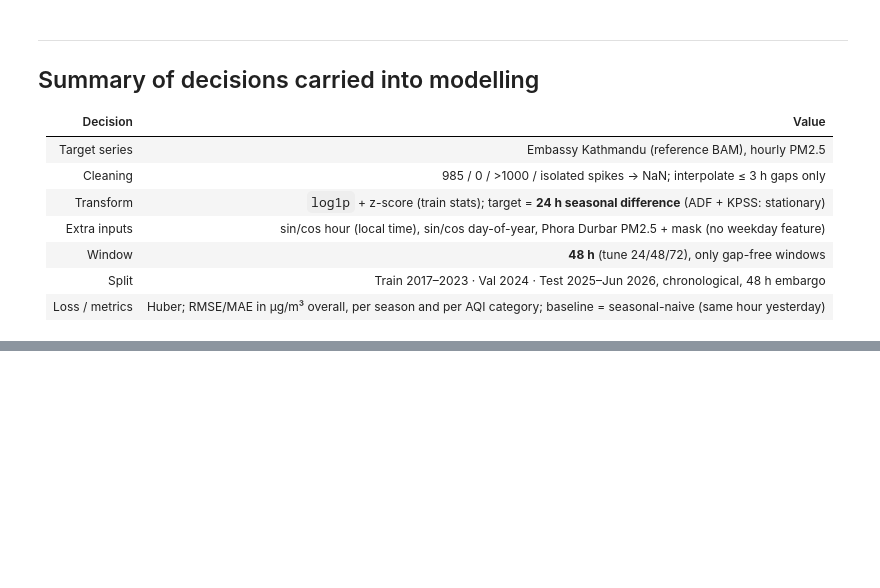
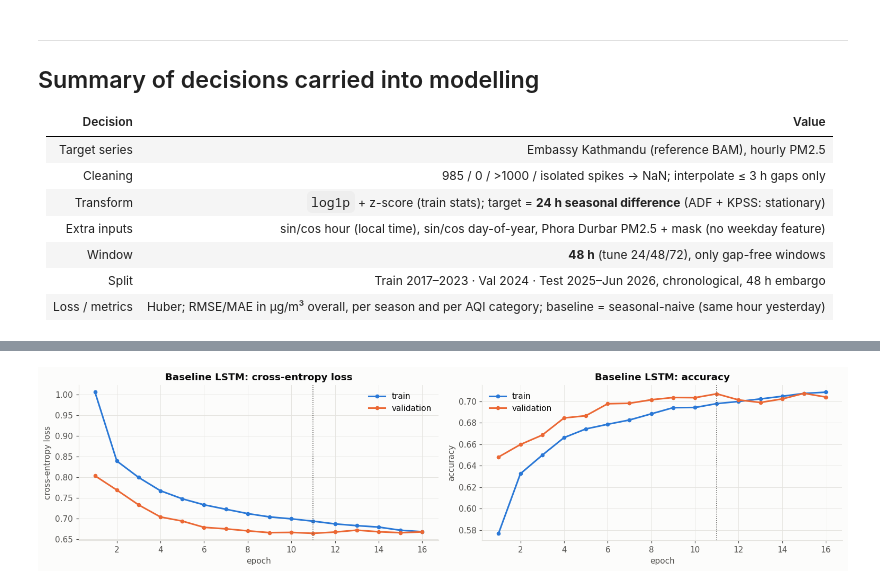
Before and after one commit to raheemmiya/Kathmandu-AQI-prediction-TECH-405-Assignment, a Jupyter notebook: raheem_EDA.ipynb, the cells around one changed output, grey strips where cells are left out. Cells and saved outputs as stored; diff of their text form; code cells hidden in the pictures; blank space fills up the shorter version.

```diff
--- a/raheem_EDA.ipynb
+++ b/raheem_EDA.ipynb
@@ -706,0 +812,17 @@ The winter peak falls at 09:00 NPT (= 03:15 UTC) with a second peak at 21–22 N
+# %%
+METRICS = ["accuracy", "macro precision", "macro recall", "macro F1", "weighted F1"]
+
+def scores(y_true, y_pred):
+    p, r, f, _ = precision_recall_fscore_support(y_true, y_pred, labels=range(N_CLS), average="macro", zero_division=0)
+    return {"accuracy": accuracy_score(y_true, y_pred), "macro precision": p, "macro recall": r,
+            "macro F1": f, "weighted F1": f1_score(y_true, y_pred, average="weighted", labels=range(N_CLS))}
+
+base_rows = []
+for split in ("val", "test"):
+    s = d[split]
+    maj = np.bincount(d["train"]["y"]).argmax()
+    base_rows += [{"split": split, "model": "Majority class (always 'Moderate')", **scores(s["y"], np.full_like(s["y"], maj))},
+                  {"split": split, "model": "Persistence (category now)",          **scores(s["y"], s["persist"])},
+                  {"split": split, "model": "Seasonal naive (same hour yesterday)", **scores(s["y"], s["snaive"])}]
+baselines = pd.DataFrame(base_rows).set_index(["split", "model"]).round(3)
+baselines
@@ -706,0 +906,3 @@ The winter peak falls at 09:00 NPT (= 03:15 UTC) with a second peak at 21–22 N
+# %%
+base_res, base_hist, base_model = run({}, verbose=2)
+pd.Series(base_res).to_frame("baseline LSTM (validation)").T
@@ -706,0 +929,15 @@ The winter peak falls at 09:00 NPT (= 03:15 UTC) with a second peak at 21–22 N
+# %%
+def plot_history(hist, title):
+    fig, ax = plt.subplots(1, 2, figsize=(14, 3.6))
+    ep = np.arange(1, len(hist["loss"]) + 1)
+    for a, key, lab in [(ax[0], "loss", "cross-entropy loss"), (ax[1], "accuracy", "accuracy")]:
+        a.plot(ep, hist[key], color=BLUE, lw=2, marker="o", ms=4, label="train")
+        a.plot(ep, hist["val_" + key], color=ORANGE, lw=2, marker="o", ms=4, label="validation")
+        a.set(xlabel="epoch", ylabel=lab, title=f"{title}: {lab}")
+        a.axvline(np.argmin(hist["val_loss"]) + 1, color=INK2, ls=":", lw=1)
+        a.legend()
+    plt.tight_layout(); plt.show()
+
+plot_history(base_hist, "Baseline LSTM")
+# %% [output]
+[figure, added]
```
Also changed, not shown: parts of 32 cells of this notebook.
